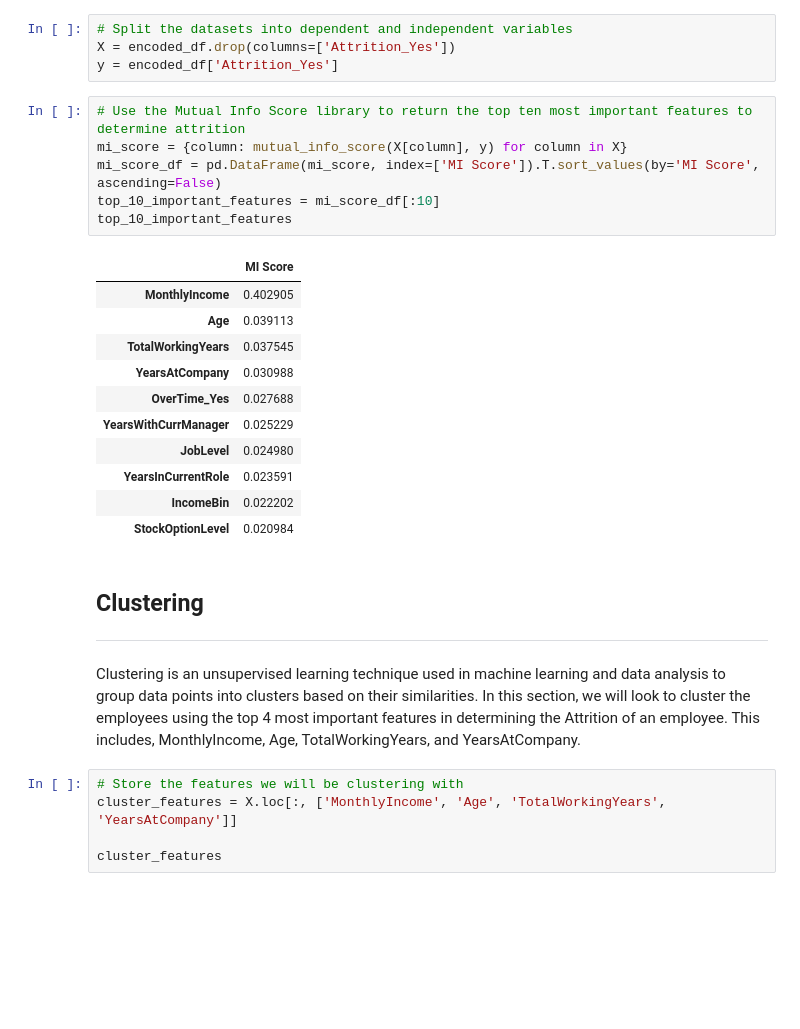
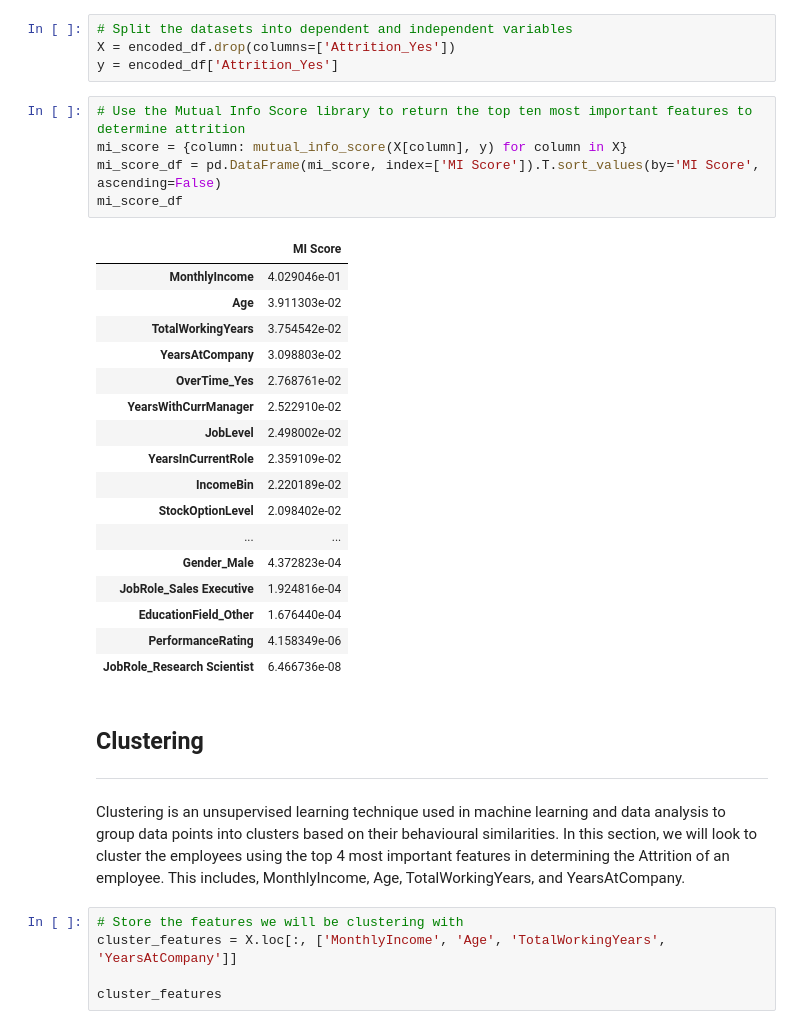
Before and after one commit to Just-Aymz/HR-Employee-Attrition-Prediction, a Jupyter notebook: Attrition_Report.ipynb, the cells around one changed output. Cells and saved outputs as stored; diff of their text form; blank space fills up the shorter version.

```diff
--- a/Attrition_Report.ipynb
+++ b/Attrition_Report.ipynb
@@ -485,25 +485,30 @@ y = encoded_df['Attrition_Yes']
 # %%
 # Use the Mutual Info Score library to return the top ten most important features to determine attrition
 mi_score = {column: mutual_info_score(X[column], y) for column in X}
 mi_score_df = pd.DataFrame(mi_score, index=['MI Score']).T.sort_values(by='MI Score', ascending=False)
-top_10_important_features = mi_score_df[:10]
-top_10_important_features
+mi_score_df
 # %% [output]
 |  | MI Score |
-| MonthlyIncome | 0.402905 |
-| Age | 0.039113 |
-| TotalWorkingYears | 0.037545 |
-| YearsAtCompany | 0.030988 |
-| OverTime_Yes | 0.027688 |
-| YearsWithCurrManager | 0.025229 |
-| JobLevel | 0.024980 |
-| YearsInCurrentRole | 0.023591 |
-| IncomeBin | 0.022202 |
-| StockOptionLevel | 0.020984 |
+| MonthlyIncome | 4.029046e-01 |
+| Age | 3.911303e-02 |
+| TotalWorkingYears | 3.754542e-02 |
+| YearsAtCompany | 3.098803e-02 |
+| OverTime_Yes | 2.768761e-02 |
+| YearsWithCurrManager | 2.522910e-02 |
+| JobLevel | 2.498002e-02 |
+| YearsInCurrentRole | 2.359109e-02 |
+| IncomeBin | 2.220189e-02 |
+| StockOptionLevel | 2.098402e-02 |
+| ... | ... |
+| Gender_Male | 4.372823e-04 |
+| JobRole_Sales Executive | 1.924816e-04 |
+| EducationField_Other | 1.676440e-04 |
+| PerformanceRating | 4.158349e-06 |
+| JobRole_Research Scientist | 6.466736e-08 |
 # %% [markdown]
 ## **Clustering**
 ___
-Clustering is an unsupervised learning technique used in machine learning and data analysis to group data points into clusters based on their similarities. In this section, we will look to cluster the employees using the top 4 most important features in determining the Attrition of an employee. This includes, MonthlyIncome, Age, TotalWorkingYears, and YearsAtCompany.
+Clustering is an unsupervised learning technique used in machine learning and data analysis to group data points into clusters based on their behavioural similarities. In this section, we will look to cluster the employees using the top 4 most important features in determining the Attrition of an employee. This includes, MonthlyIncome, Age, TotalWorkingYears, and YearsAtCompany.
 # %%
 # Store the features we will be clustering with
 cluster_features = X.loc[:, ['MonthlyIncome', 'Age', 'TotalWorkingYears', 'YearsAtCompany']]
```
Also changed, not shown: parts of 39 cells of this notebook.
